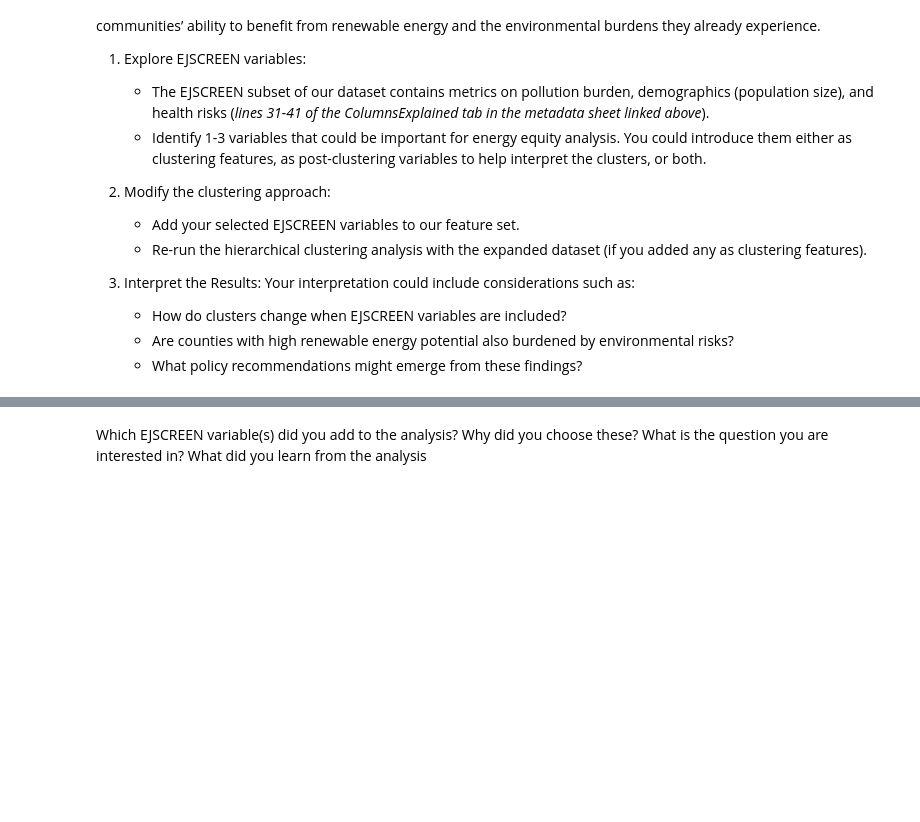
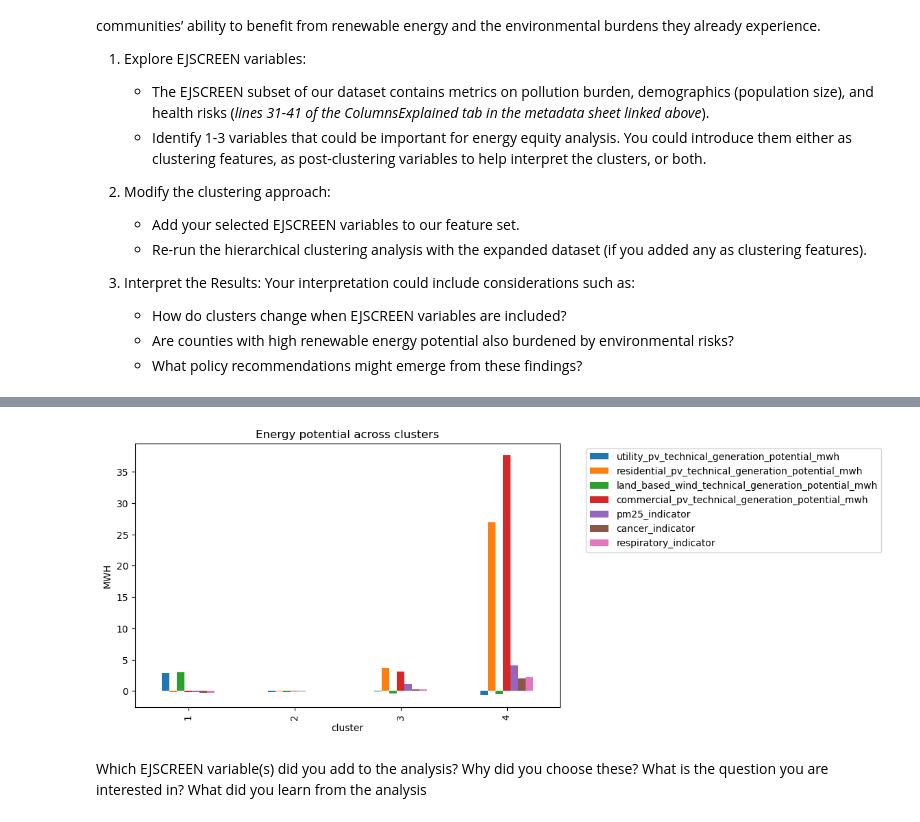
Before and after one commit to haylee360/EDS232-labs, a Jupyter notebook: Week8/lab8-ej-clustering.ipynb, the cells around one changed output, grey strips where cells are left out. Cells and saved outputs as stored; diff of their text form; code cells hidden in the pictures; blank space fills up the shorter version.

```diff
--- a/Week8/lab8-ej-clustering.ipynb
+++ b/Week8/lab8-ej-clustering.ipynb
@@ -161,0 +203,13 @@ So far, we have clustered counties based on **energy potential**, but energy pot
+# %%
+# Based on the number of colors on the tree
+num_clusters = 4
+
+# Extract cluster assignment
+clust_assign = fcluster(cluster_mod, criterion='maxclust', t=num_clusters)
+
+# Append cluster assignment to data frame
+new_scaled['cluster'] = clust_assign
+
+# Find mean value of energy potential features for each cluster
+mean_new = new_scaled.groupby('cluster').mean()
+mean_new
@@ -162,3 +223,16 @@ So far, we have clustered counties based on **energy potential**, but energy pot
+# %%
+# Plot dodged Bar Chart
+mean_new.plot(kind="bar", figsize=(8, 5))
+
+# plt.xlabel("Cluster")
+plt.ylabel("MWH")
+plt.title("Energy potential across clusters")
+plt.legend(title="Energy Indicator")
+plt.legend(bbox_to_anchor=(1.05, 1), loc='upper left')
+
+plt.show()
+# %% [output]
+[figure, added]
 # %% [markdown]
 Which EJSCREEN variable(s) did you add to the analysis? Why did you choose these?  What is the question you are interested in? What did you learn from the analysis
 # %% [markdown]
```
Also changed, not shown: parts of 8 cells of this notebook.
